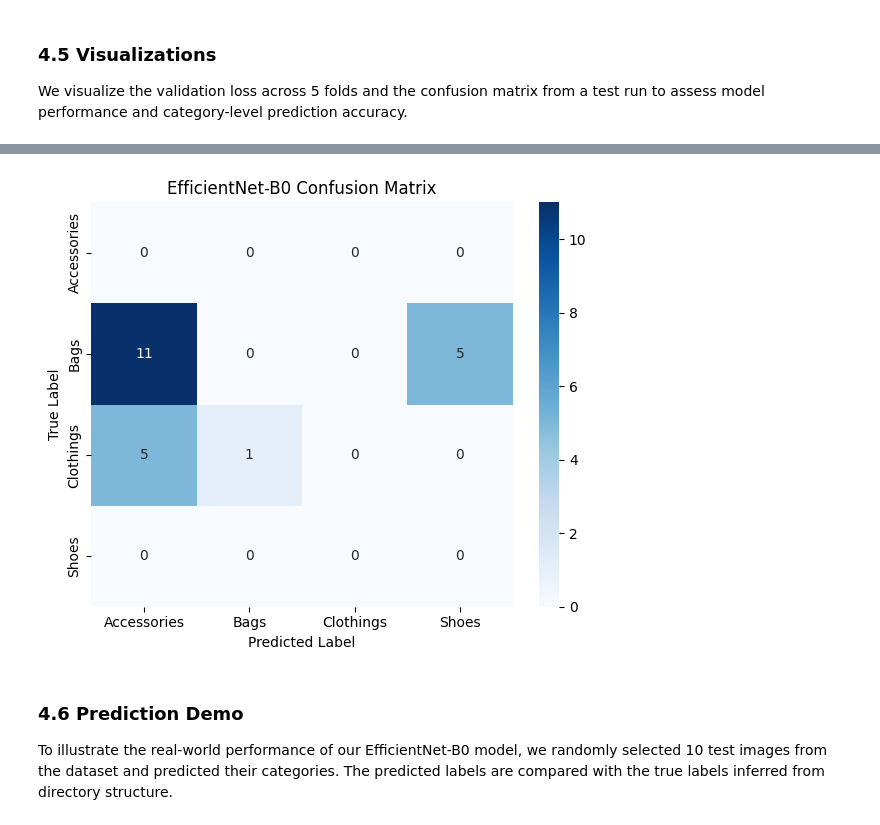
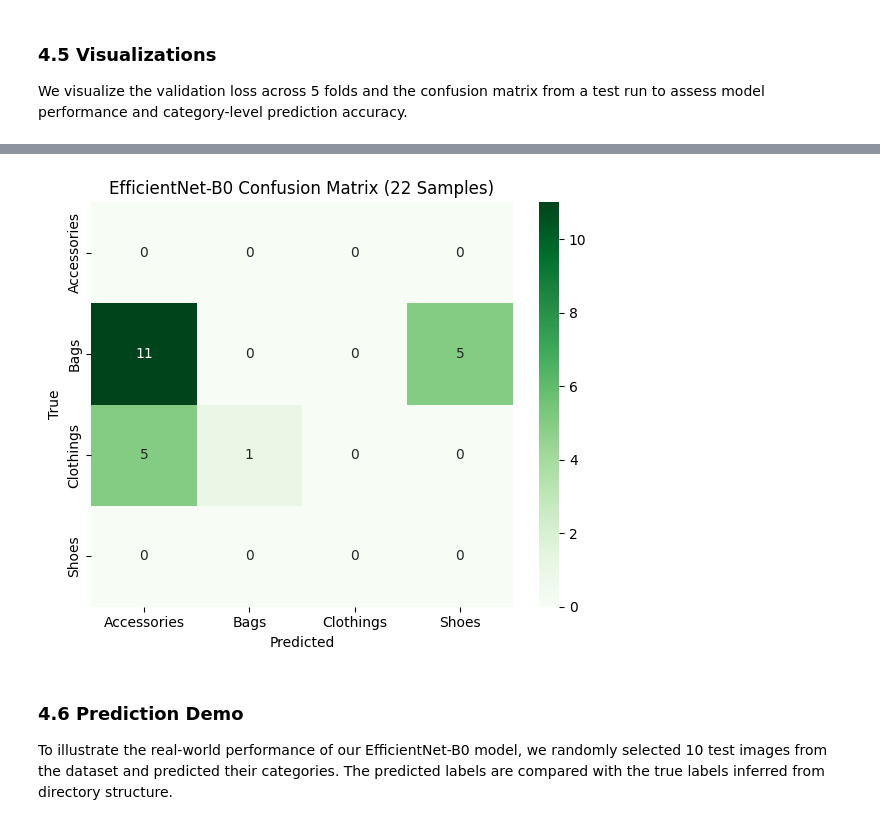
Before and after one commit to Aaron-YuchengZhu/fashion-classifier, a Jupyter notebook: notebooks/fashion_classifier1.ipynb, the cells around one changed output, grey strips where cells are left out. Saved outputs shown, nothing was run; the diff lists cells and outputs as text; code cells hidden in the pictures.

```diff
--- a/notebooks/fashion_classifier1.ipynb
+++ b/notebooks/fashion_classifier1.ipynb
@@ -1583,28 +1583,28 @@ plt.show()
 # %%
-#Confusion Matrix Heatmap
+# === 混淆矩阵热力图（使用 numpy 矩阵）===
+categories = ['Accessories', 'Bags', 'Clothings', 'Shoes']
+
 y_true = [
     'Clothings', 'Bags', 'Bags', 'Clothings', 'Bags', 'Bags', 'Bags', 'Bags',
     'Clothings', 'Bags', 'Bags', 'Clothings', 'Bags', 'Bags', 'Clothings', 'Bags',
     'Bags', 'Bags', 'Clothings', 'Bags', 'Bags', 'Bags'
 ]
 y_pred = [
     'Bags', 'Accessories', 'Accessories', 'Accessories', 'Accessories', 'Shoes', 'Accessories',
     'Shoes', 'Accessories', 'Accessories', 'Accessories', 'Accessories', 'Accessories', 'Accessories',
     'Accessories', 'Shoes', 'Accessories', 'Accessories', 'Accessories', 'Shoes', 'Shoes', 'Accessories'
 ]
-labels = ['Accessories', 'Bags', 'Clothings', 'Shoes']
-cm = confusion_matrix(y_true, y_pred, labels=labels)
+cm = confusion_matrix(y_true, y_pred, labels=categories)
 
 plt.figure(figsize=(6, 5))
-sns.heatmap(cm, annot=True, fmt='d', cmap='Blues',
-            xticklabels=labels, yticklabels=labels)
-plt.xlabel("Predicted Label")
-plt.ylabel("True Label")
-plt.title("EfficientNet-B0 Confusion Matrix")
+sns.heatmap(cm, annot=True, fmt="d", cmap="Greens", xticklabels=categories, yticklabels=categories)
+plt.xlabel("Predicted")
+plt.ylabel("True")
+plt.title("EfficientNet-B0 Confusion Matrix (22 Samples)")
 plt.tight_layout()
 plt.show()
 # %% [output]
-[figure, old version]
+[figure, new version]
 # %% [markdown]
 ### 4.6 Prediction Demo
 To illustrate the real-world performance of our EfficientNet-B0 model, we randomly selected 10 test images from the dataset and predicted their categories. The predicted labels are compared with the true labels inferred from directory structure.
```
Also changed, not shown: parts of 1 cell of this notebook.
